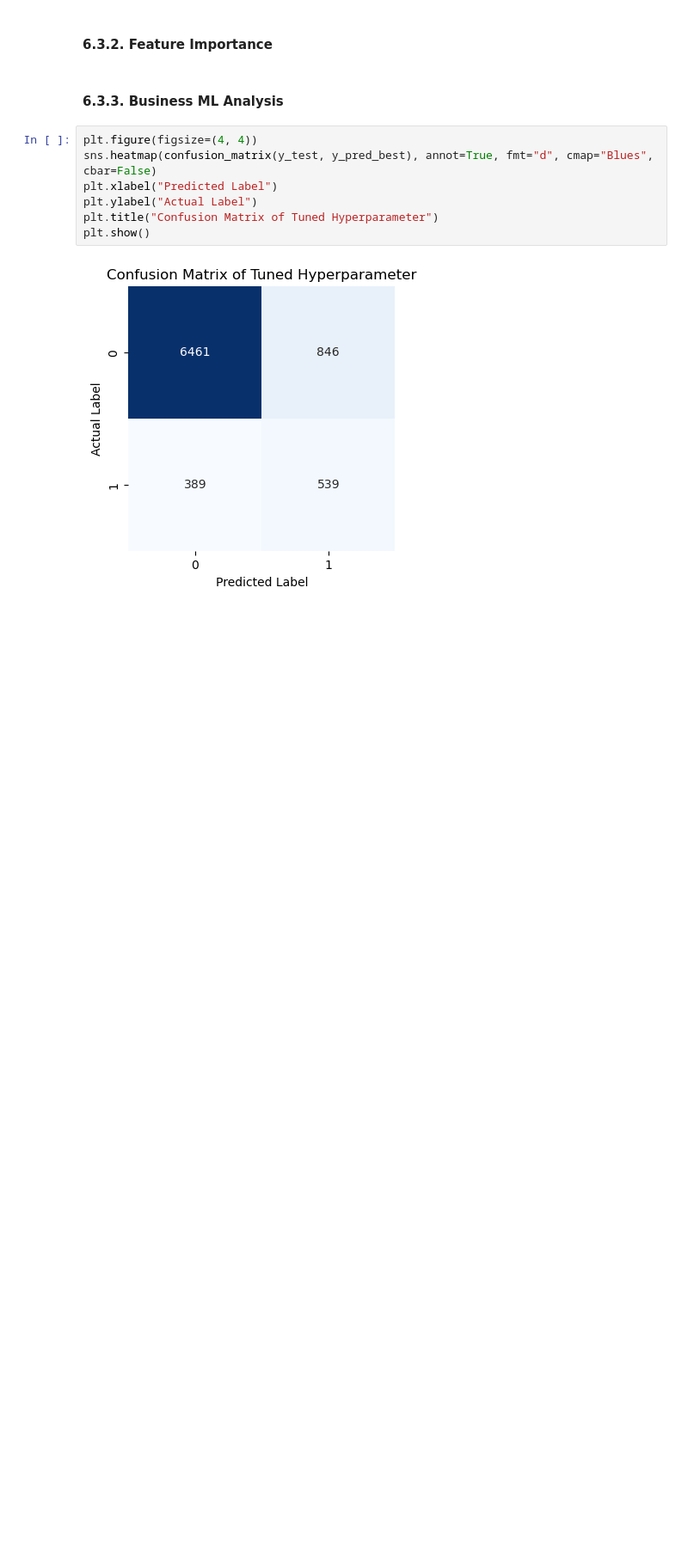
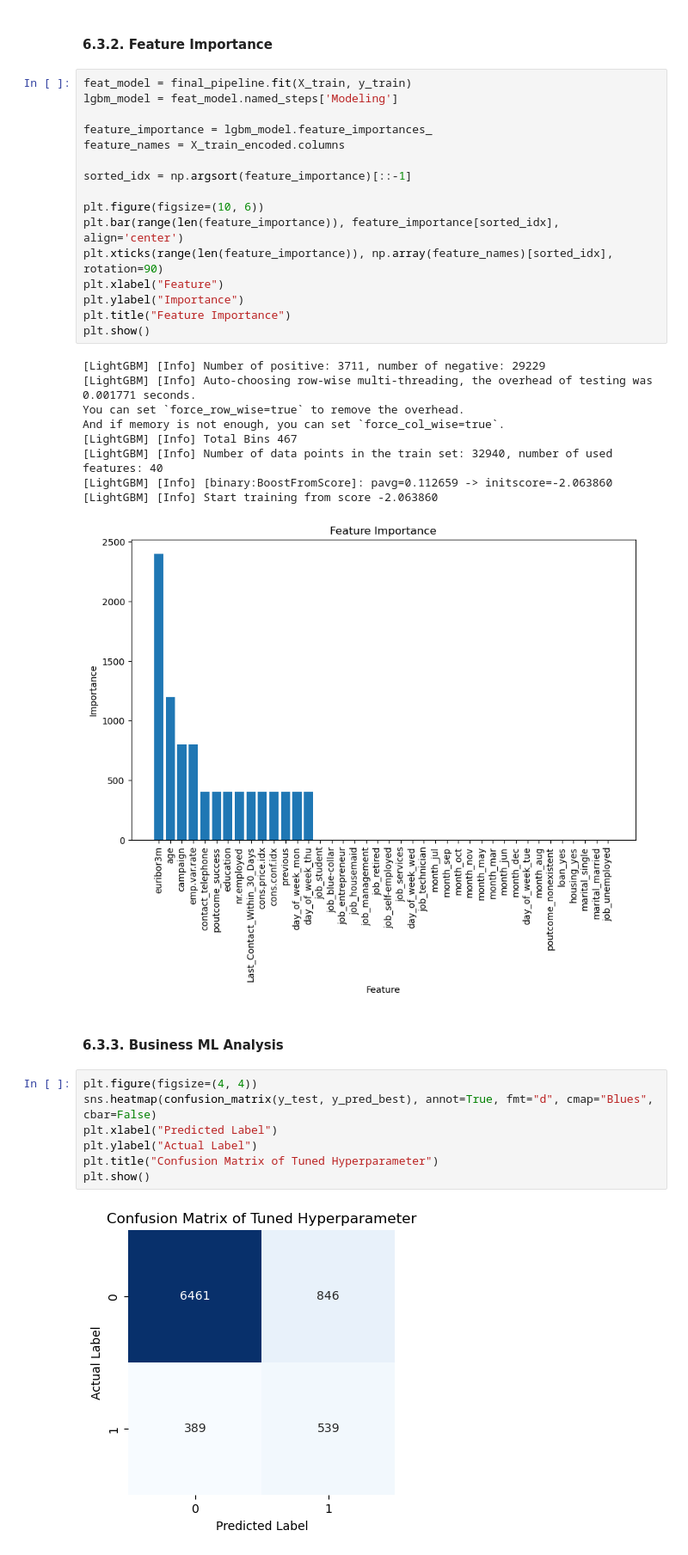
Before and after one commit to seanka/Python-BankTelemarketing-MachineLearning, a Jupyter notebook: Notebook/Notebook.ipynb, the cells around one changed output. Shown at 86% size. Cells and saved outputs as stored; diff of their text form; blank space fills up the shorter version.

```diff
--- a/Notebook/Notebook.ipynb
+++ b/Notebook/Notebook.ipynb
@@ -1443,5 +1442,31 @@ weighted avg       0.88      0.85      0.86      8235
 # %% [markdown]
 #### **6.3.2. Feature Importance**
+# %%
+feat_model = final_pipeline.fit(X_train, y_train)
+lgbm_model = feat_model.named_steps['Modeling']
+
+feature_importance = lgbm_model.feature_importances_
+feature_names = X_train_encoded.columns
+
+sorted_idx = np.argsort(feature_importance)[::-1]
+
+plt.figure(figsize=(10, 6))
+plt.bar(range(len(feature_importance)), feature_importance[sorted_idx], align='center')
+plt.xticks(range(len(feature_importance)), np.array(feature_names)[sorted_idx], rotation=90)
+plt.xlabel("Feature")
+plt.ylabel("Importance")
+plt.title("Feature Importance")
+plt.show()
+# %% [output]
+[LightGBM] [Info] Number of positive: 3711, number of negative: 29229
+[LightGBM] [Info] Auto-choosing row-wise multi-threading, the overhead of testing was 0.001771 seconds.
+You can set `force_row_wise=true` to remove the overhead.
+And if memory is not enough, you can set `force_col_wise=true`.
+[LightGBM] [Info] Total Bins 467
+[LightGBM] [Info] Number of data points in the train set: 32940, number of used features: 40
+[LightGBM] [Info] [binary:BoostFromScore]: pavg=0.112659 -> initscore=-2.063860
+[LightGBM] [Info] Start training from score -2.063860
+[figure, added]
 # %% [markdown]
 #### **6.3.3. Business ML Analysis**
 # %%
```
Also changed, not shown: parts of 6 cells of this notebook.
